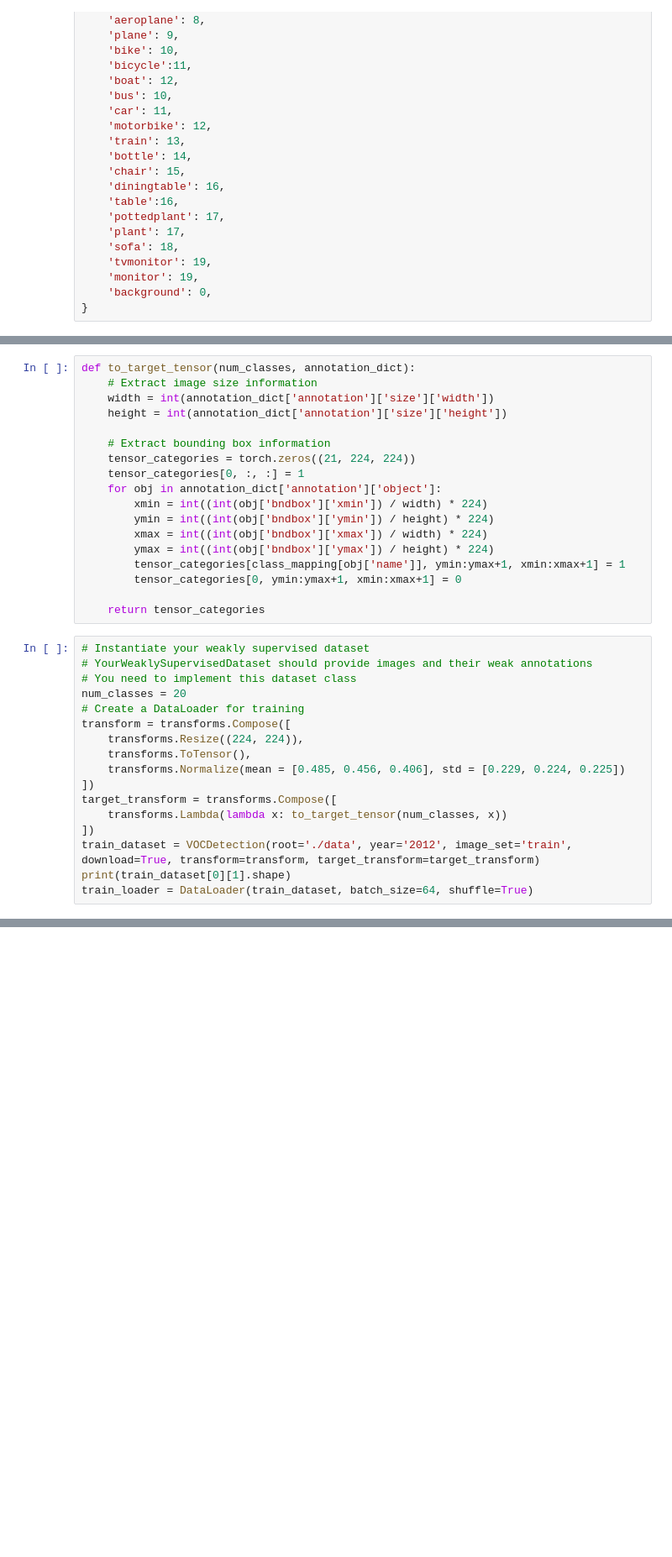
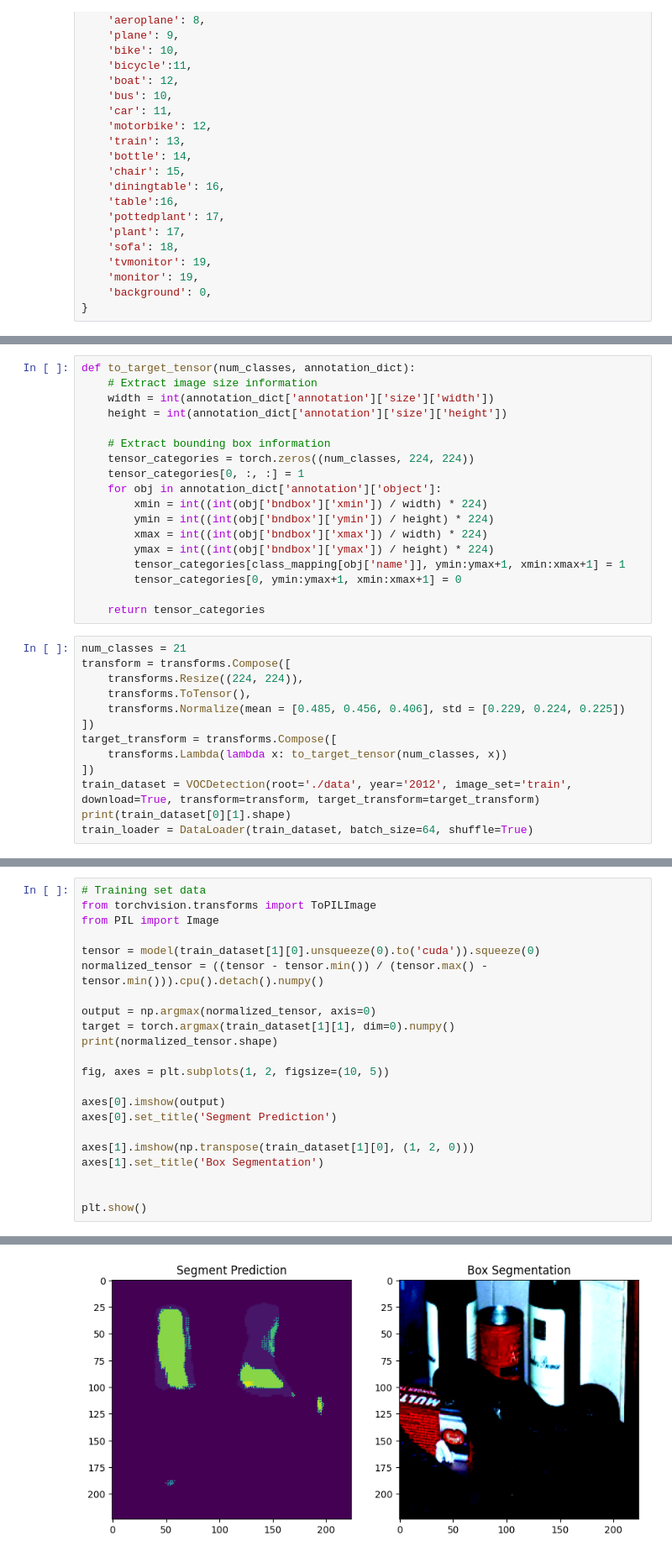
Before and after one commit to MingxiaoZhang/semantic-segementation, a Jupyter notebook: semantic_segmentation.ipynb, the cells around one changed output, grey strips where cells are left out. Shown at 84% size. Drawn from its saved outputs; the diff is of its cells as text; blank space fills up the shorter version.

```diff
--- a/semantic_segmentation.ipynb
+++ b/semantic_segmentation.ipynb
@@ -600,7 +604,7 @@ def to_target_tensor(num_classes, annotation_dict):
     height = int(annotation_dict['annotation']['size']['height'])
 
     # Extract bounding box information
-    tensor_categories = torch.zeros((21, 224, 224))
+    tensor_categories = torch.zeros((num_classes, 224, 224))
     tensor_categories[0, :, :] = 1
     for obj in annotation_dict['annotation']['object']:
         xmin = int((int(obj['bndbox']['xmin']) / width) * 224)
@@ -612,11 +616,7 @@ def to_target_tensor(num_classes, annotation_dict):
 
     return tensor_categories
 # %%
-# Instantiate your weakly supervised dataset
-# YourWeaklySupervisedDataset should provide images and their weak annotations
-# You need to implement this dataset class
-num_classes = 20
-# Create a DataLoader for training
+num_classes = 21
 transform = transforms.Compose([
     transforms.Resize((224, 224)),
     transforms.ToTensor(),
@@ -760,0 +752,23 @@ plt.show()
+# %%
+# Training set data
+from torchvision.transforms import ToPILImage
+from PIL import Image
+
+tensor = model(train_dataset[1][0].unsqueeze(0).to('cuda')).squeeze(0)
+normalized_tensor = ((tensor - tensor.min()) / (tensor.max() - tensor.min())).cpu().detach().numpy()
+
+output = np.argmax(normalized_tensor, axis=0)
+target = torch.argmax(train_dataset[1][1], dim=0).numpy()
+print(normalized_tensor.shape)
+
+fig, axes = plt.subplots(1, 2, figsize=(10, 5))
+
+axes[0].imshow(output)
+axes[0].set_title('Segment Prediction')
+
+axes[1].imshow(np.transpose(train_dataset[1][0], (1, 2, 0)))
+axes[1].set_title('Box Segmentation')
+
+
+plt.show()
+# %% [output]
@@ -760,0 +777 @@ plt.show()
+[figure, added]
```
Also changed, not shown: parts of 12 cells of this notebook, 1 other file.
